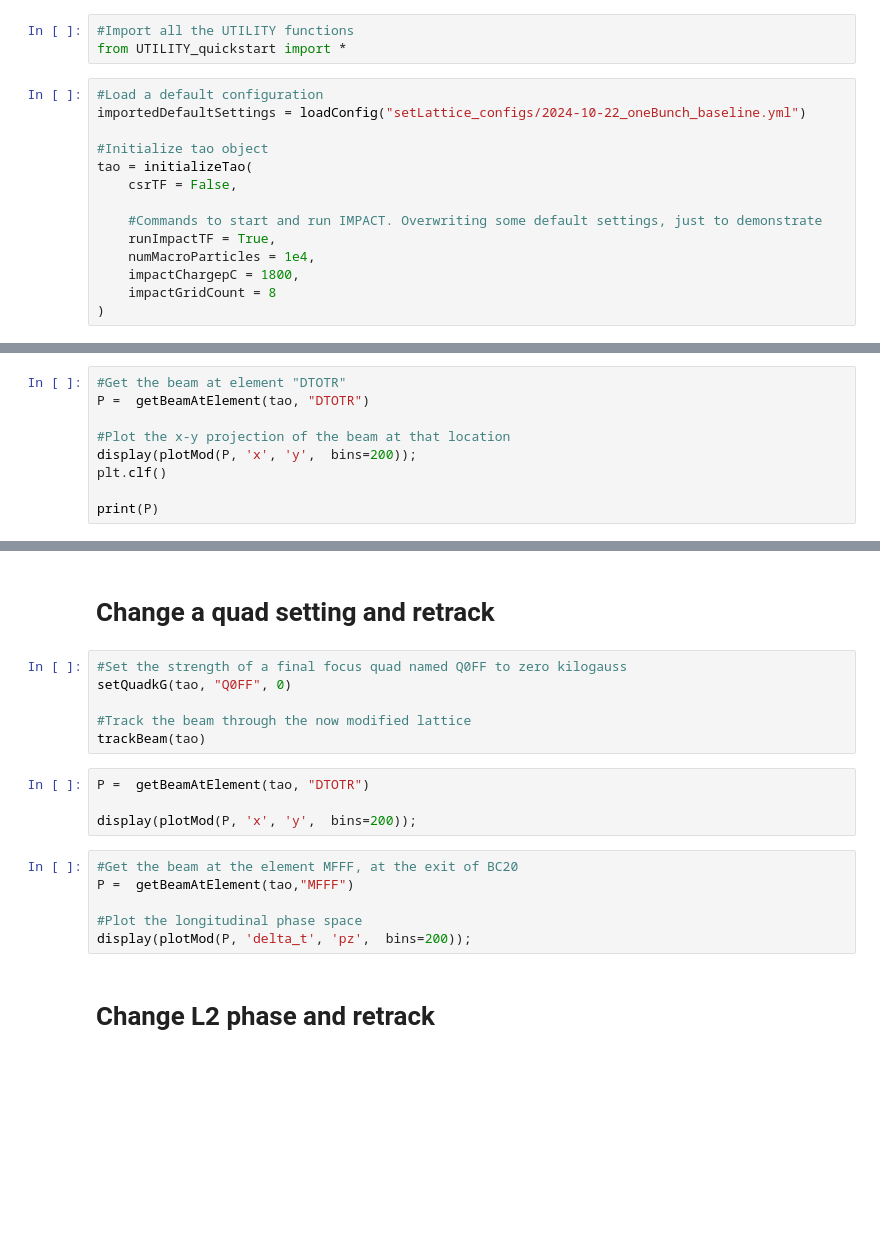
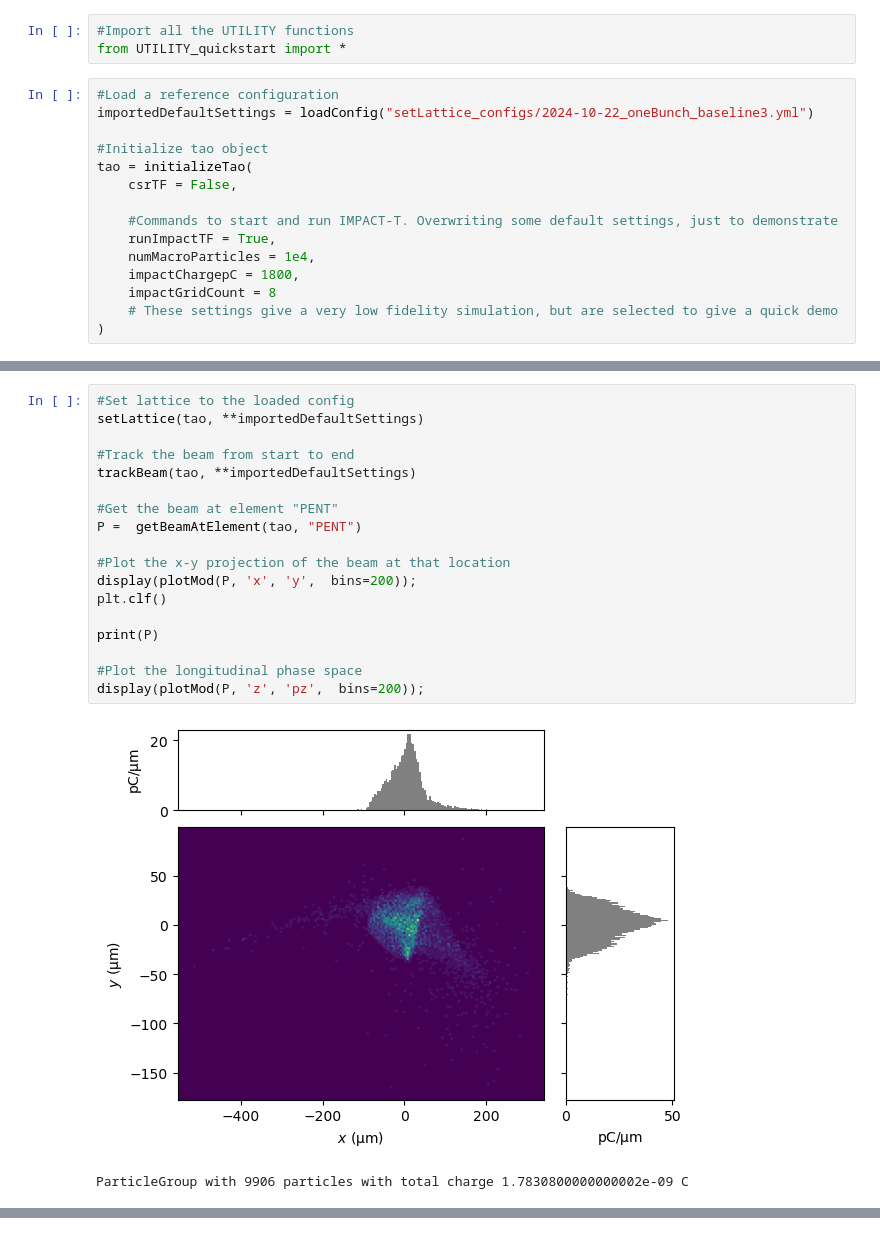
Before and after one commit to slaclab/FACET2-Bmad-PyTao, a Jupyter notebook: Example - IMPACT-T beam generation.ipynb, the cells around one changed output, grey strips where cells are left out. Drawn from its saved outputs; the diff is of its cells as text; blank space fills up the shorter version.

```diff
--- a/Example - IMPACT-T beam generation.ipynb
+++ b/Example - IMPACT-T beam generation.ipynb
@@ -4,18 +4,19 @@
 #Import all the UTILITY functions
 from UTILITY_quickstart import *
 # %%
-#Load a default configuration
-importedDefaultSettings = loadConfig("setLattice_configs/2024-10-22_oneBunch_baseline.yml")
+#Load a reference configuration
+importedDefaultSettings = loadConfig("setLattice_configs/2024-10-22_oneBunch_baseline3.yml")
 
 #Initialize tao object
 tao = initializeTao(
     csrTF = False,
 
-    #Commands to start and run IMPACT. Overwriting some default settings, just to demonstrate
+    #Commands to start and run IMPACT-T. Overwriting some default settings, just to demonstrate
     runImpactTF = True,
     numMacroParticles = 1e4,
     impactChargepC = 1800,
     impactGridCount = 8
+    # These settings give a very low fidelity simulation, but are selected to give a quick demo
 )
 # %% [output]
 Environment set to:  /Users/nmajik/Documents/SLAC/FACET2-S2E
@@ -67,9 +58,21 @@ KeyError: "Unable to synchronously open object (object 'time' doesn't exist)"
 # %%
-#Get the beam at element "DTOTR"
-P =  getBeamAtElement(tao, "DTOTR")
+#Set lattice to the loaded config
+setLattice(tao, **importedDefaultSettings)
+
+#Track the beam from start to end
+trackBeam(tao, **importedDefaultSettings)
+
+#Get the beam at element "PENT"
+P =  getBeamAtElement(tao, "PENT")
 
 #Plot the x-y projection of the beam at that location
 display(plotMod(P, 'x', 'y',  bins=200));
 plt.clf()
 
 print(P)
+
+#Plot the longitudinal phase space
+display(plotMod(P, 'z', 'pz',  bins=200));
+# %% [output]
+[figure, added]
+ParticleGroup with 9906 particles with total charge 1.7830800000000002e-09 C
@@ -76,20 +79,0 @@ print(P)
-# %% [markdown]
-# Change a quad setting and retrack
-# %%
-#Set the strength of a final focus quad named Q0FF to zero kilogauss
-setQuadkG(tao, "Q0FF", 0)
-
-#Track the beam through the now modified lattice
-trackBeam(tao)
-# %%
-P =  getBeamAtElement(tao, "DTOTR")
-
-display(plotMod(P, 'x', 'y',  bins=200));
-# %%
-#Get the beam at the element MFFF, at the exit of BC20
-P =  getBeamAtElement(tao,"MFFF")
-
-#Plot the longitudinal phase space
-display(plotMod(P, 'delta_t', 'pz',  bins=200));
-# %% [markdown]
-# Change L2 phase and retrack
```
Also changed, not shown: parts of 12 cells of this notebook, 1 other file.
